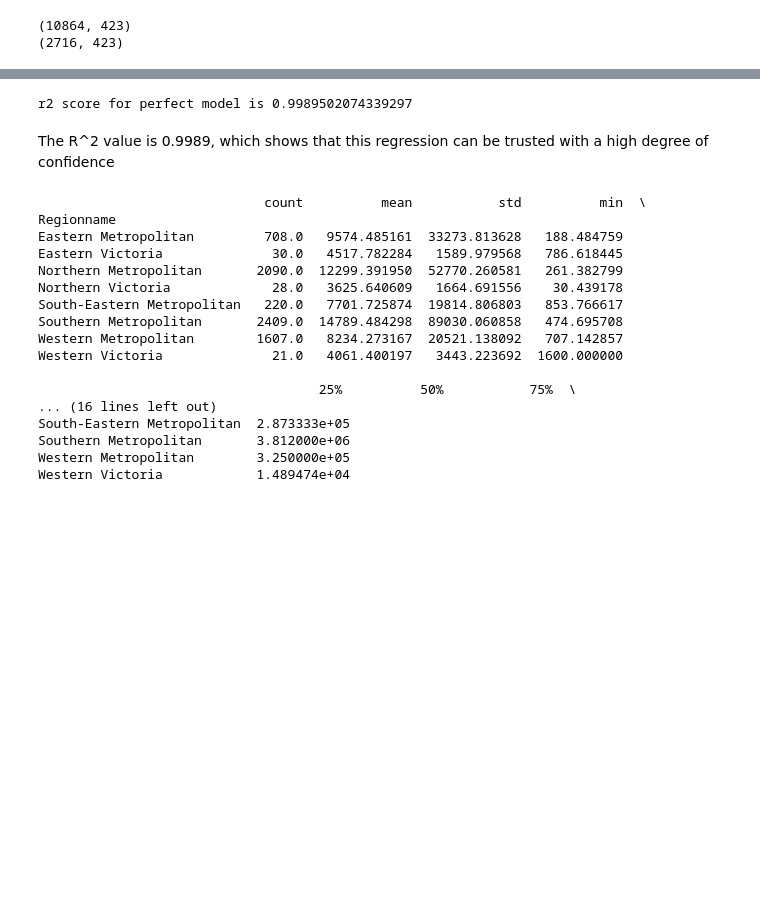
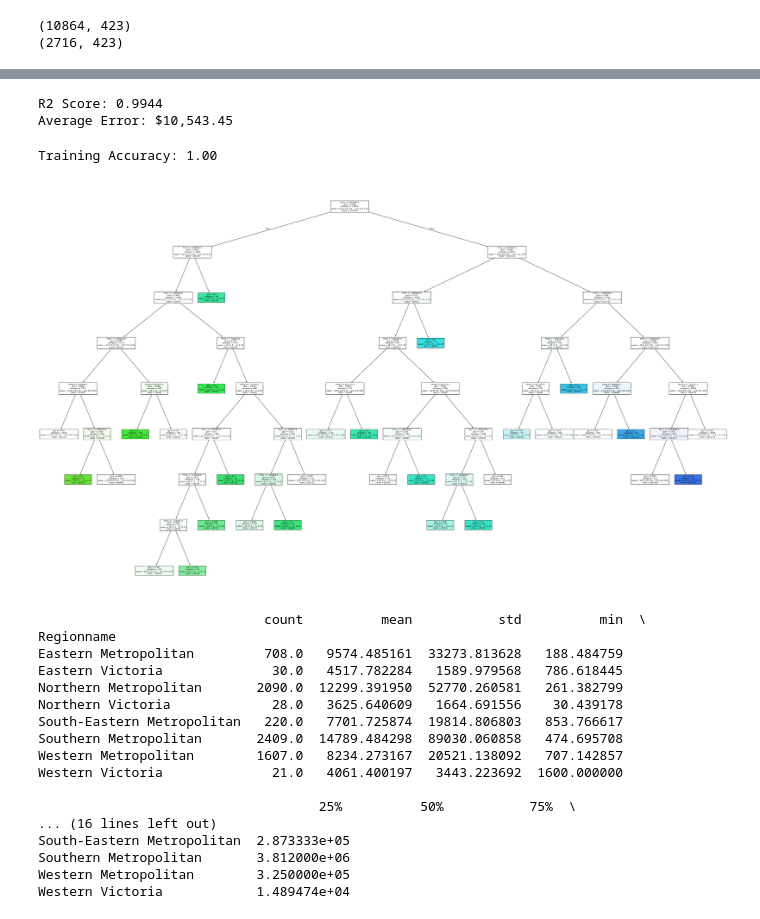
Before and after one commit to VinceGarcia11/Melbourne_Housing, a Jupyter notebook: Data_Mining.ipynb, the cells around one changed output, grey strips where cells are left out. Saved outputs shown, nothing was run; the diff lists cells and outputs as text; code cells hidden in the pictures; blank space fills up the shorter version.

Commit message:
Imogen's Version is better

```diff
--- a/Data_Mining.ipynb
+++ b/Data_Mining.ipynb
@@ -31,0 +127,3 @@ To prepare the data for a regression analysis and classification modeling, the s
+# %%
+house = house.drop(columns=['Address', 'Method', 'SellerG', 'Date', 'Propertycount'])
+categorical_cols = [col for col in categorical_cols if col not in ['Address', 'Method', 'SellerG', 'Date', 'Propertycount']]
@@ -31,0 +262,3 @@ To prepare the data for a regression analysis and classification modeling, the s
+# %%
+# Dropping YearBuilt outlier
+house.drop(house[house['YearBuilt'] == 1196].index, inplace=True)
@@ -85,12 +457,34 @@ Given an accurate regression model, the classification method will be based on t
-# %%
-from sklearn.metrics import r2_score
-r2 = r2_score(y_test, predict)
-print('r2 score for perfect model is', r2)
-#https://www.geeksforgeeks.org/machine-learning/python-coefficient-of-determination-r2-score/
-# %% [output]
-r2 score for perfect model is 0.9989502074339297
-# %% [markdown]
-The R^2 value is 0.9989, which shows that this regression can be trusted with a high degree of confidence
+# %%
+# 1. R-Squared (0 to 1 scale, higher is better)
+r2 = r2_score(y_test, predict) #generated by Gemini AI
+
+# 2. Mean Absolute Error (Average dollar amount you are off by)
+mae = mean_absolute_error(y_test, predict) #generated by Gemini AI
+
+print(f"R2 Score: {r2:.4f}") #generated by Gemini AI
+print(f"Average Error: ${mae:,.2f}") #generated by Gemini AI
+# %% [output]
+R2 Score: 0.9944
+Average Error: $10,543.45
+# %%
+print(f"Training Accuracy: {rf01.score(x_train, y_train):.2f}") #generated by Gemini to check accuracy
+# %% [output]
+Training Accuracy: 1.00
+# %%
+cart01 = DecisionTreeClassifier(criterion = "gini", max_leaf_nodes=30).fit(x_train, y_train)
+# %%
+# Custom color function applied to nodes
+fig, ax = plt.subplots(figsize=(50,30))
+tree.plot_tree(cart01,
+               feature_names=x_train.columns,
+               class_names=True,
+               filled=True,
+               ax=ax)  # plot_tree doesn't directly support custom node functions, so this step remains simple
+plt.show()
+#source:
+#https://www.geeksforgeeks.org/machine-learning/changing-colors-for-decision-tree-plot-using-sklearn-plot-tree/
+# %% [output]
+[figure, added]
 # %%
 # Create price/sq.ft. feature
 house['price_per_sqft'] = house['Price'] / house['BuildingArea']
```
Also changed, not shown: parts of 38 cells of this notebook.
